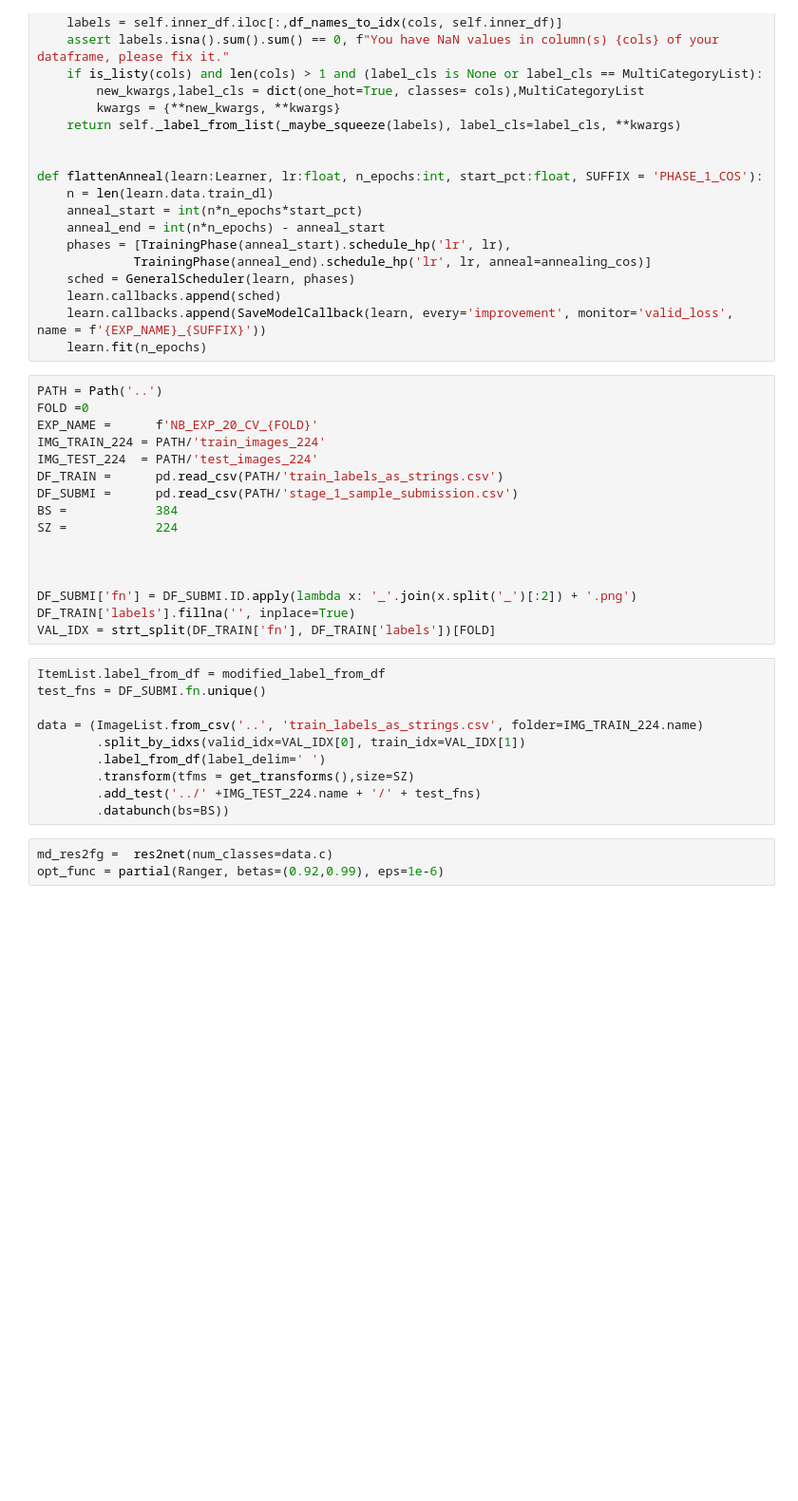
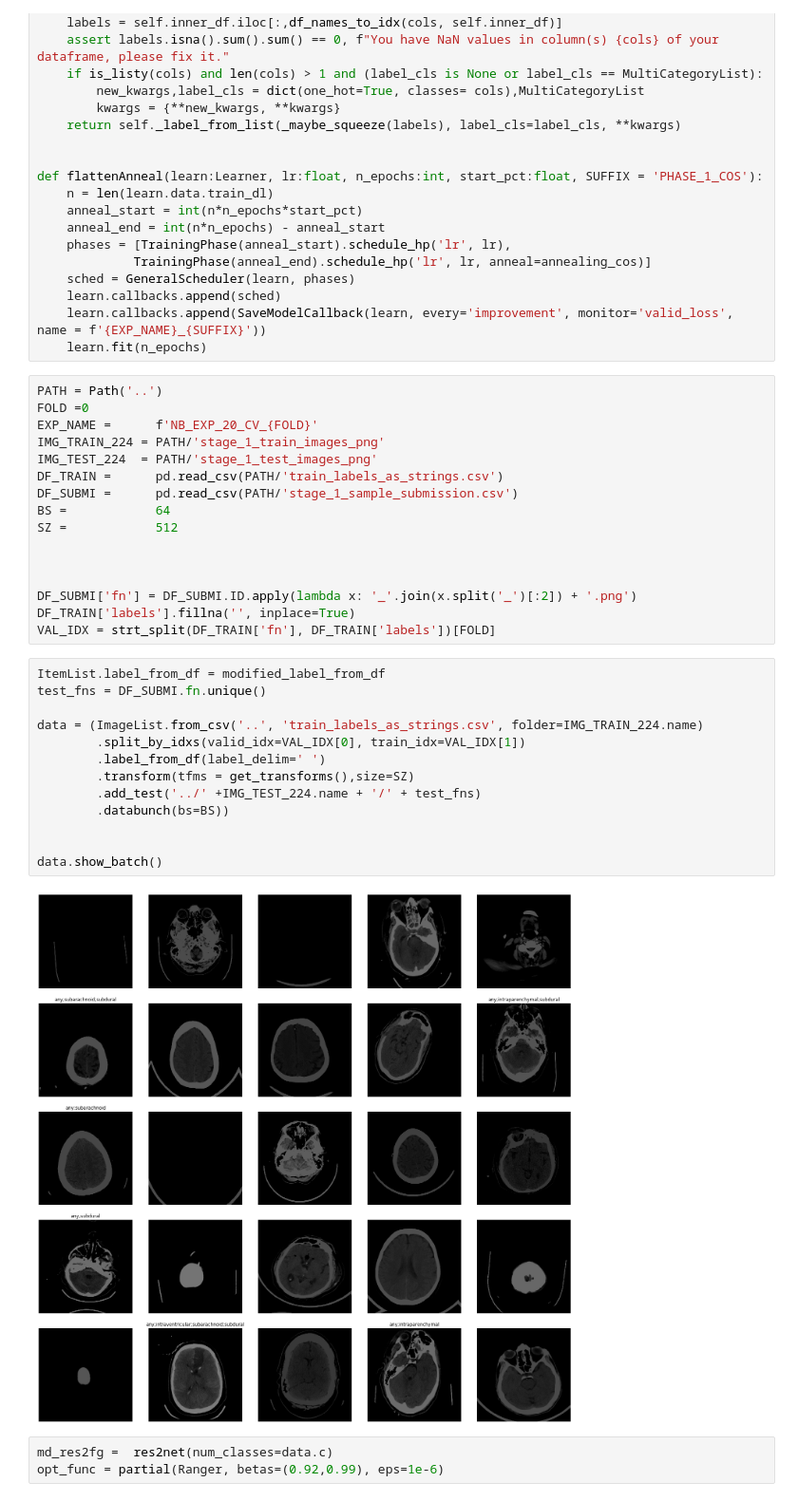
Before and after one commit to DrHB/Intracranial-Hemorrhage-Detection, a Jupyter notebook: EXP_20/EXP_20.ipynb, the cells around one changed output. Shown at 95% size. Saved outputs shown, nothing was run; the diff lists cells and outputs as text; blank space fills up the shorter version.

```diff
--- a/EXP_20/EXP_20.ipynb
+++ b/EXP_20/EXP_20.ipynb
@@ -45,12 +45,12 @@ def flattenAnneal(learn:Learner, lr:float, n_epochs:int, start_pct:float, SUFFIX
 PATH = Path('..')
 FOLD =0
 EXP_NAME =      f'NB_EXP_20_CV_{FOLD}'
-IMG_TRAIN_224 = PATH/'train_images_224'
-IMG_TEST_224  = PATH/'test_images_224'
+IMG_TRAIN_224 = PATH/'stage_1_train_images_png'
+IMG_TEST_224  = PATH/'stage_1_test_images_png'
 DF_TRAIN =      pd.read_csv(PATH/'train_labels_as_strings.csv')
 DF_SUBMI =      pd.read_csv(PATH/'stage_1_sample_submission.csv')
-BS =            384
-SZ =            224
+BS =            64
+SZ =            512
 
 
 
@@ -60,13 +60,18 @@ VAL_IDX = strt_split(DF_TRAIN['fn'], DF_TRAIN['labels'])[FOLD]
 # %%
 ItemList.label_from_df = modified_label_from_df
 test_fns = DF_SUBMI.fn.unique()
 
 data = (ImageList.from_csv('..', 'train_labels_as_strings.csv', folder=IMG_TRAIN_224.name)
         .split_by_idxs(valid_idx=VAL_IDX[0], train_idx=VAL_IDX[1])
         .label_from_df(label_delim=' ')
         .transform(tfms = get_transforms(),size=SZ)
         .add_test('../' +IMG_TEST_224.name + '/' + test_fns)
         .databunch(bs=BS))
+
+
+data.show_batch()
+# %% [output]
+[figure, added]
 # %%
 md_res2fg =  res2net(num_classes=data.c)
 opt_func = partial(Ranger, betas=(0.92,0.99), eps=1e-6)
```
Also changed, not shown: parts of 8 cells of this notebook, 9 other files.
